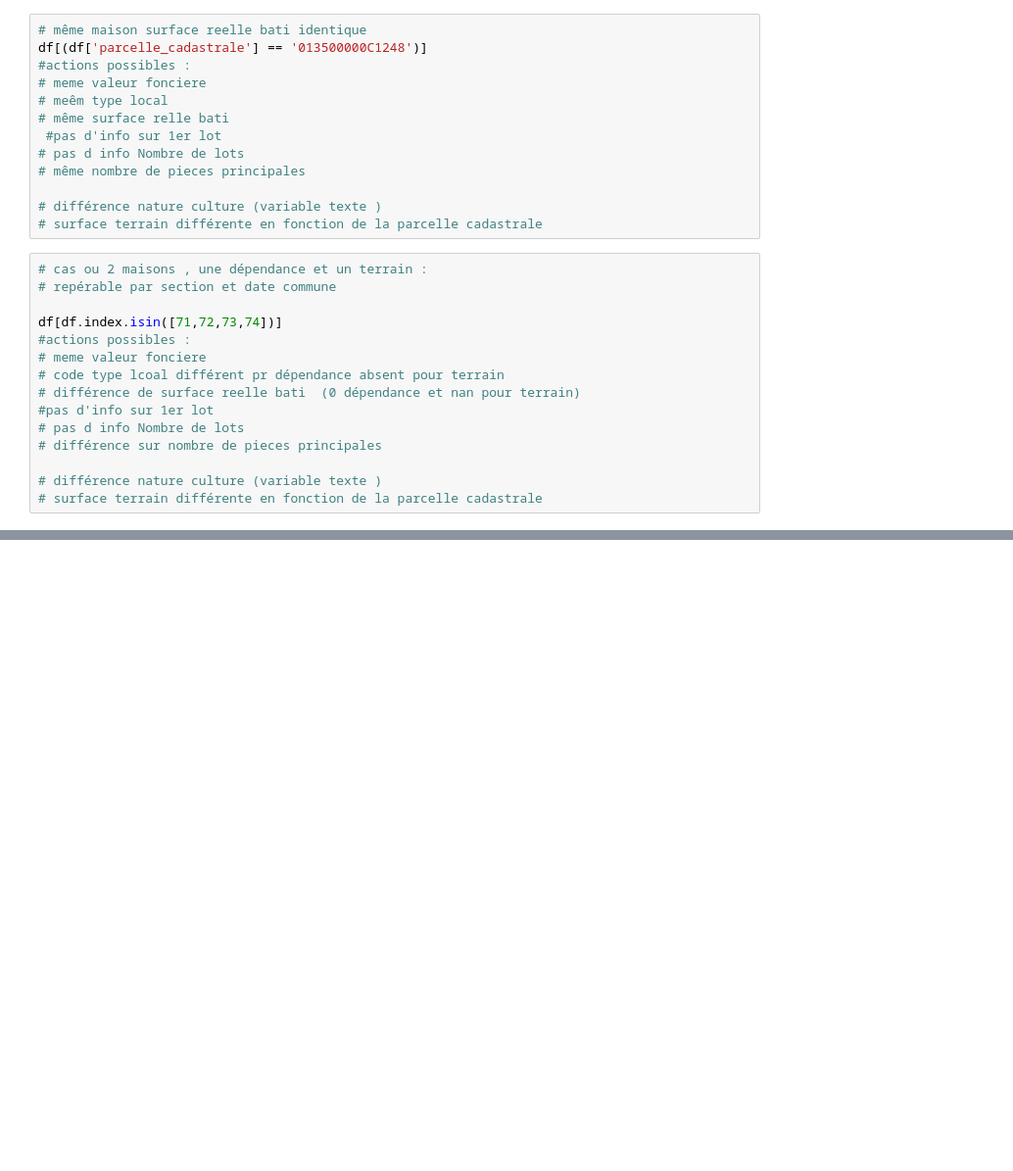
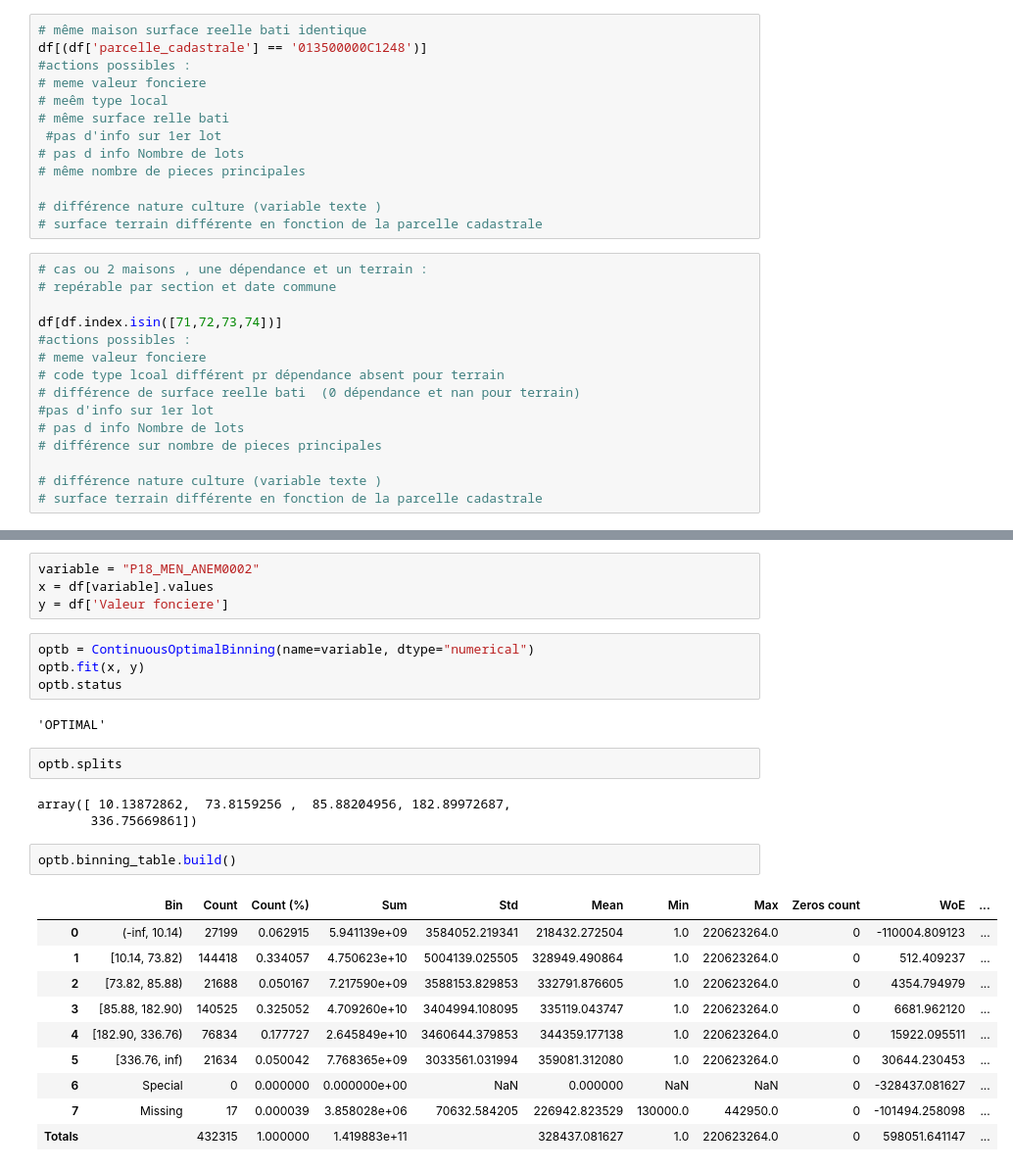
Before and after one commit to PierreBeylard/house_prediction, a Jupyter notebook: notebooks/test_notebook.ipynb, the cells around one changed output, grey strips where cells are left out. Shown at 98% size. Saved outputs shown, nothing was run; the diff lists cells and outputs as text; blank space fills up the shorter version.

```diff
--- a/notebooks/test_notebook.ipynb
+++ b/notebooks/test_notebook.ipynb
@@ -1796,0 +2011,28 @@ df[df.index.isin([71,72,73,74])]
+# %%
+variable = "P18_MEN_ANEM0002"
+x = df[variable].values
+y = df['Valeur fonciere']
+# %%
+optb = ContinuousOptimalBinning(name=variable, dtype="numerical")
+optb.fit(x, y)
+optb.status
+# %% [output]
+'OPTIMAL'
+# %%
+optb.splits
+# %% [output]
+array([ 10.13872862,  73.8159256 ,  85.88204956, 182.89972687,
+       336.75669861])
+# %%
+optb.binning_table.build()
+# %% [output]
+|  | Bin | Count | Count (%) | Sum | Std | Mean | Min | Max | Zeros count | WoE | ... |
+| 0 | (-inf, 10.14) | 27199 | 0.062915 | 5.941139e+09 | 3584052.219341 | 218432.272504 | 1.0 | 220623264.0 | 0 | -110004.809123 | ... |
+| 1 | [10.14, 73.82) | 144418 | 0.334057 | 4.750623e+10 | 5004139.025505 | 328949.490864 | 1.0 | 220623264.0 | 0 | 512.409237 | ... |
+| 2 | [73.82, 85.88) | 21688 | 0.050167 | 7.217590e+09 | 3588153.829853 | 332791.876605 | 1.0 | 220623264.0 | 0 | 4354.794979 | ... |
+| 3 | [85.88, 182.90) | 140525 | 0.325052 | 4.709260e+10 | 3404994.108095 | 335119.043747 | 1.0 | 220623264.0 | 0 | 6681.962120 | ... |
+| 4 | [182.90, 336.76) | 76834 | 0.177727 | 2.645849e+10 | 3460644.379853 | 344359.177138 | 1.0 | 220623264.0 | 0 | 15922.095511 | ... |
+| 5 | [336.76, inf) | 21634 | 0.050042 | 7.768365e+09 | 3033561.031994 | 359081.312080 | 1.0 | 220623264.0 | 0 | 30644.230453 | ... |
+| 6 | Special | 0 | 0.000000 | 0.000000e+00 | NaN | 0.000000 | NaN | NaN | 0 | -328437.081627 | ... |
+| 7 | Missing | 17 | 0.000039 | 3.858028e+06 | 70632.584205 | 226942.823529 | 130000.0 | 442950.0 | 0 | -101494.258098 | ... |
+| Totals |  | 432315 | 1.000000 | 1.419883e+11 |  | 328437.081627 | 1.0 | 220623264.0 | 0 | 598051.641147 | ... |
```
Also changed, not shown: parts of 48 cells of this notebook, 3 other files.
